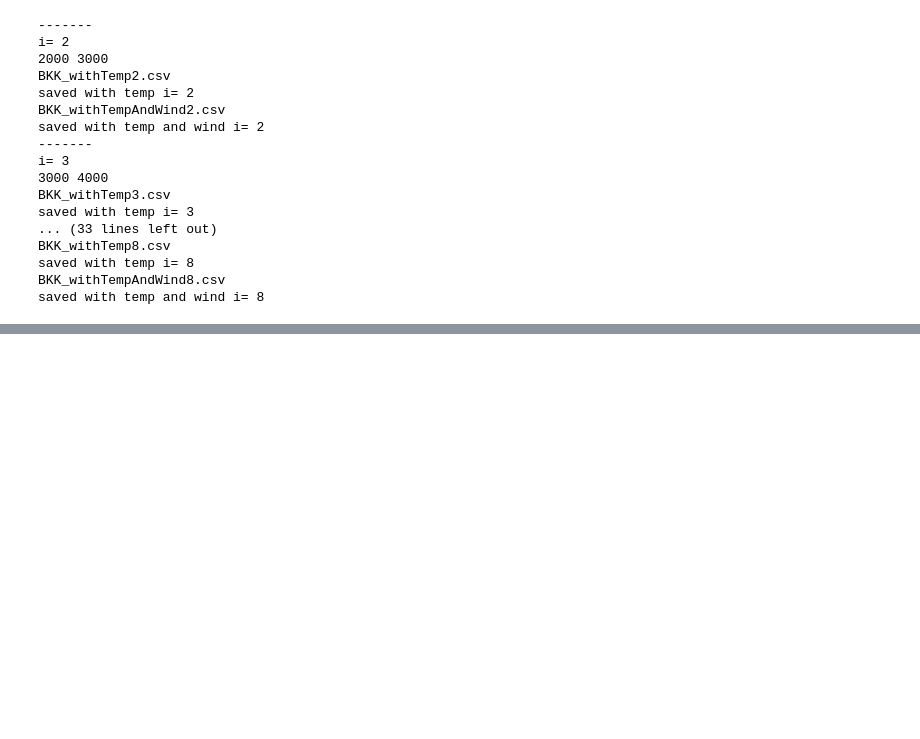
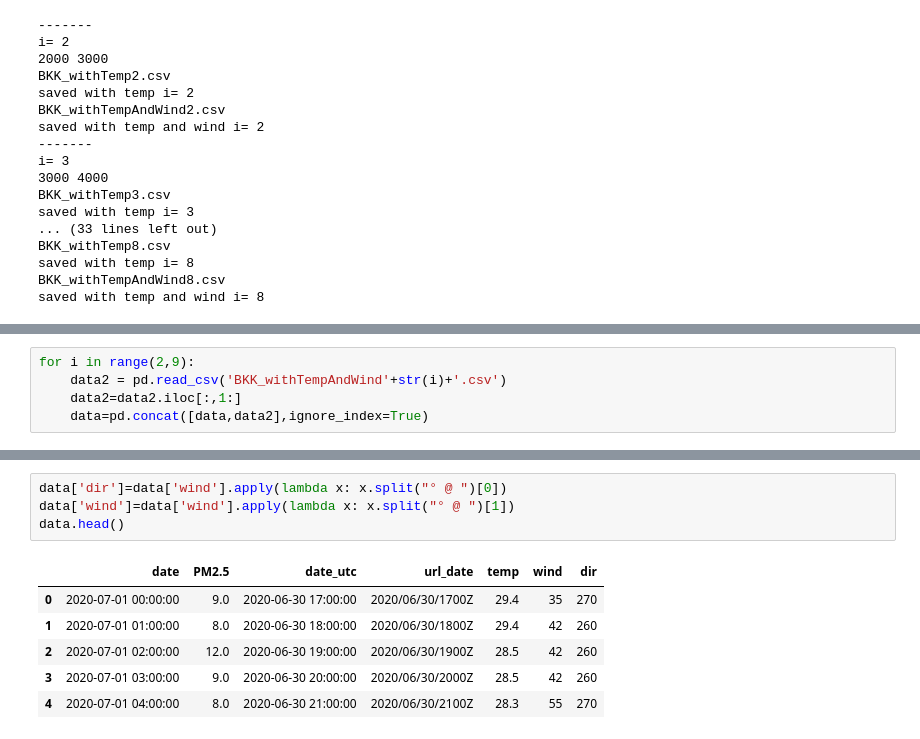
Before and after one commit to NKIKK/ProjectPM2-5_aGroup, a Jupyter notebook: BKK_Scape/ScapeBKK.ipynb, the cells around one changed output, grey strips where cells are left out. Saved outputs shown, nothing was run; the diff lists cells and outputs as text; blank space fills up the shorter version.

```diff
--- a/BKK_Scape/ScapeBKK.ipynb
+++ b/BKK_Scape/ScapeBKK.ipynb
@@ -118,0 +183,5 @@ saved with temp and wind i= 8
+# %%
+for i in range(2,9):
+    data2 = pd.read_csv('BKK_withTempAndWind'+str(i)+'.csv')
+    data2=data2.iloc[:,1:]
+    data=pd.concat([data,data2],ignore_index=True)
@@ -118,0 +204,11 @@ saved with temp and wind i= 8
+# %%
+data['dir']=data['wind'].apply(lambda x: x.split("° @ ")[0])
+data['wind']=data['wind'].apply(lambda x: x.split("° @ ")[1])
+data.head()
+# %% [output]
+|  | date | PM2.5 | date_utc | url_date | temp | wind | dir |
+| 0 | 2020-07-01 00:00:00 | 9.0 | 2020-06-30 17:00:00 | 2020/06/30/1700Z | 29.4 | 35 | 270 |
+| 1 | 2020-07-01 01:00:00 | 8.0 | 2020-06-30 18:00:00 | 2020/06/30/1800Z | 29.4 | 42 | 260 |
+| 2 | 2020-07-01 02:00:00 | 12.0 | 2020-06-30 19:00:00 | 2020/06/30/1900Z | 28.5 | 42 | 260 |
+| 3 | 2020-07-01 03:00:00 | 9.0 | 2020-06-30 20:00:00 | 2020/06/30/2000Z | 28.5 | 42 | 260 |
+| 4 | 2020-07-01 04:00:00 | 8.0 | 2020-06-30 21:00:00 | 2020/06/30/2100Z | 28.3 | 55 | 270 |
```
Also changed, not shown: parts of 13 cells of this notebook, 4 other files.
